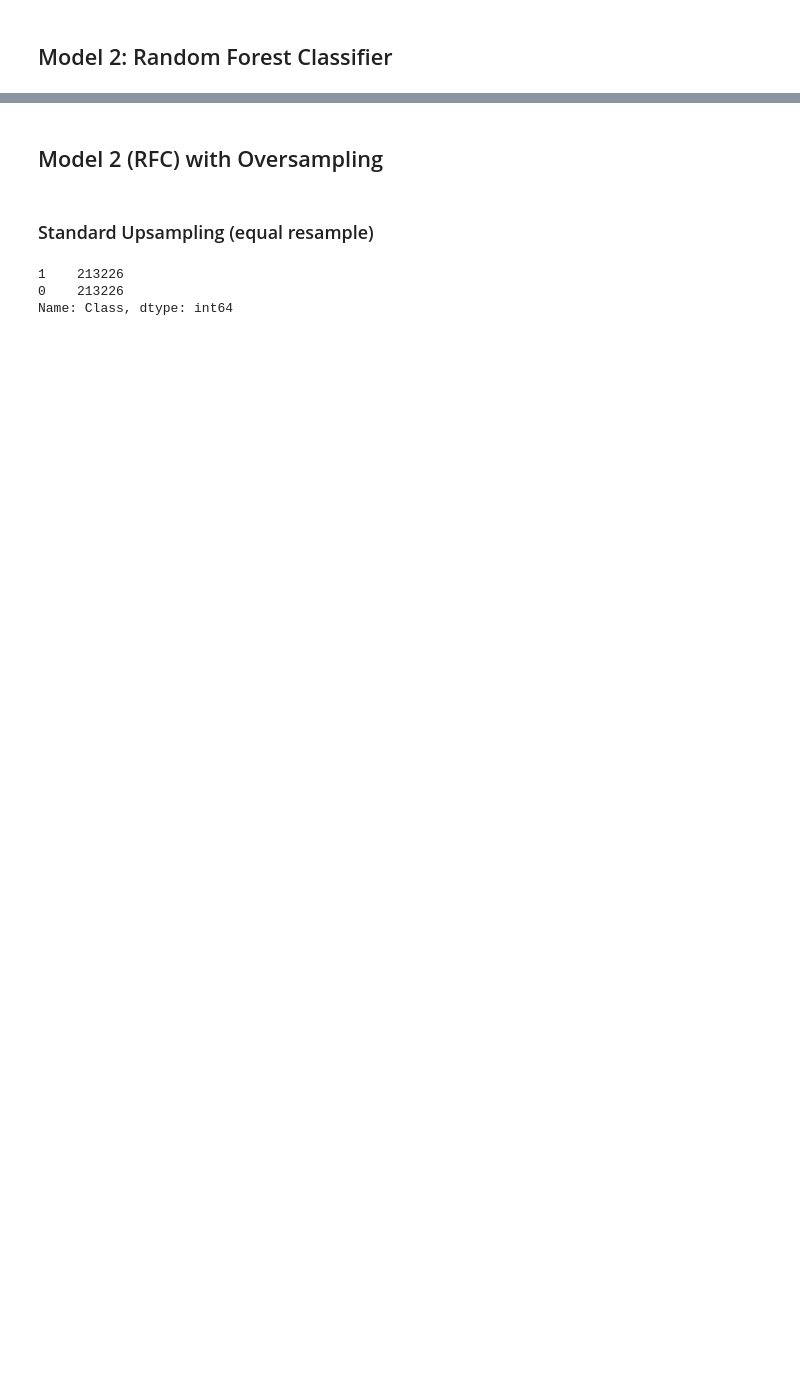
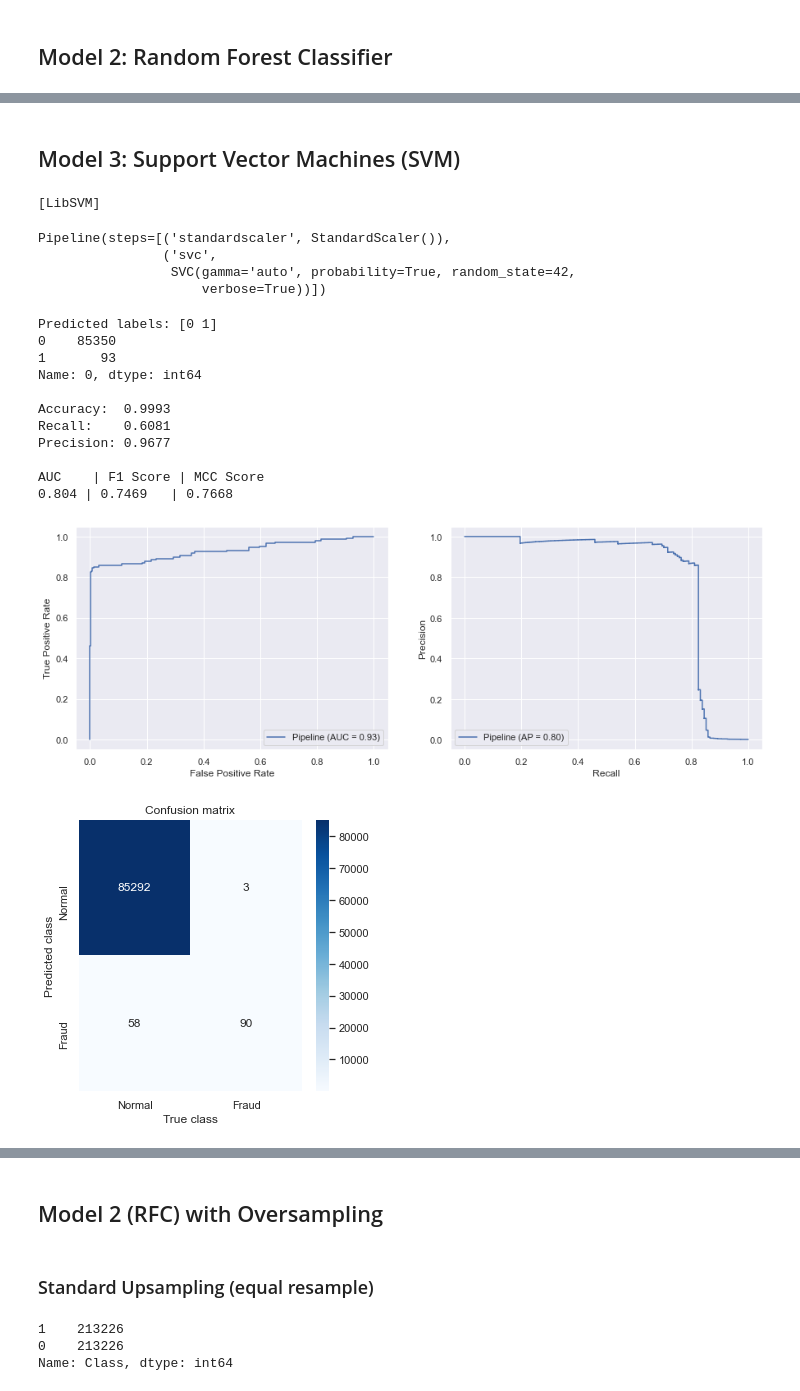
Before and after one commit to chrisjm/Credit-Card-Fraud-Analysis, a Jupyter notebook: notebooks/Capstone Two - Credit Card Fraud.ipynb, the cells around one changed output, grey strips where cells are left out. Saved outputs shown, nothing was run; the diff lists cells and outputs as text; code cells hidden in the pictures; blank space fills up the shorter version.

```diff
--- a/notebooks/Capstone Two - Credit Card Fraud.ipynb
+++ b/notebooks/Capstone Two - Credit Card Fraud.ipynb
@@ -260,3 +262,29 @@ Testing  : 0.159% (113 / 71202)
 # %% [markdown]
 ## Modeling
+# %%
+from sklearn.metrics import confusion_matrix, plot_precision_recall_curve, plot_roc_curve, precision_recall_curve
+
+def metrics_plots(model, X_test, y_test):
+    '''Plot ROC and AUC Recall Precision'''
+    y_pred = model.predict(X_test)
+
+    fig1 = plt.figure(figsize=(15,5))
+
+    # AUC graphs
+    ax = fig1.add_subplot(121)
+    _ = plot_roc_curve(model, X_test, y_test, ax=ax)
+    ax = fig1.add_subplot(122)
+    _ = plot_precision_recall_curve(model, X_test, y_test, ax=ax)
+
+    # Confusion matrix
+    labels = ['Normal', 'Fraud']
+    conf_matrix = confusion_matrix(y_test, y_pred)
+
+    _ = plt.figure(figsize=(5, 5))
+    _ = sns.heatmap(conf_matrix, xticklabels=labels, yticklabels=labels, annot=True, fmt="d", cmap="Blues");
+    _ = plt.title("Confusion matrix")
+    _ = plt.xlabel('True class')
+    _ = plt.ylabel('Predicted class')
+
+    plt.show()
 # %%
@@ -353,0 +363,34 @@ F1 Score:  0.8406
+# %% [markdown]
+## Model 3: Support Vector Machines (SVM)
+# %%
+from sklearn.pipeline import make_pipeline
+from sklearn.preprocessing import StandardScaler
+from sklearn.svm import SVC
+
+# Scale and fit
+pipeline = make_pipeline(StandardScaler(), SVC(gamma='auto', probability=True, verbose=True, random_state=42))
+pipeline.fit(X_train, y_train)
+# %% [output]
+[LibSVM]
+Pipeline(steps=[('standardscaler', StandardScaler()),
+                ('svc',
+                 SVC(gamma='auto', probability=True, random_state=42,
+                     verbose=True))])
+# %%
+# Evaluate
+metrics(pipeline, X_test, y_test)
+metrics_plots(pipeline, X_test, y_test)
+# %% [output]
+Predicted labels: [0 1]
+0    85350
+1       93
+Name: 0, dtype: int64
+
+Accuracy:  0.9993
+Recall:    0.6081
+Precision: 0.9677
+
+AUC    | F1 Score | MCC Score
+0.804 | 0.7469   | 0.7668
+[figure, added]
+[figure, added]
```
Also changed, not shown: parts of 20 cells of this notebook.
